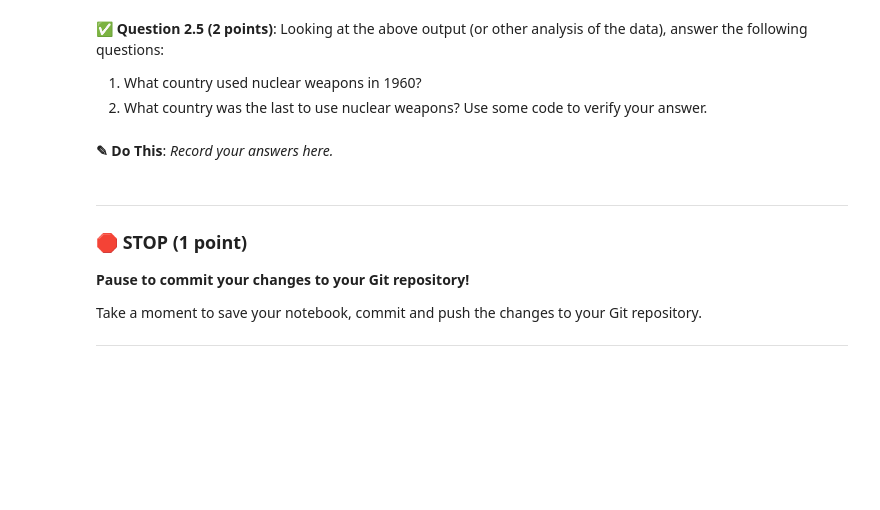
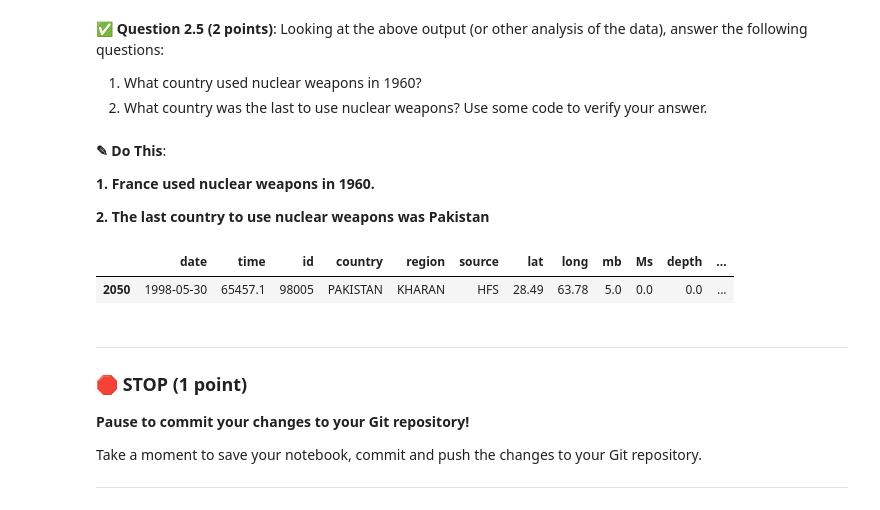
Before and after one commit to arshwasnik/cmse202-s26-turnin, a Jupyter notebook: exam1-midterm/CMSE202-Midterm-Section001-STUDENT-S26.ipynb, the cells around one changed output. Drawn from its saved outputs; the diff is of its cells as text; code cells hidden in the pictures; blank space fills up the shorter version.

```diff
--- a/exam1-midterm/CMSE202-Midterm-Section001-STUDENT-S26.ipynb
+++ b/exam1-midterm/CMSE202-Midterm-Section001-STUDENT-S26.ipynb
@@ -139,9 +197,17 @@ _ = plt.xticks(rotation = 40) # This line rotates the ticks of the x-axis so tha
 1. What country used nuclear weapons in 1960?
 2. What country was the last to use nuclear weapons? Use some code to verify your answer.
 # %% [markdown]
-**<font size=+3>&#9998;</font> Do This**: *Record your answers here.*
+**<font size=+3>&#9998;</font> Do This**:
+
+**1. France used nuclear weapons in 1960.**
+
+**2. The last country to use nuclear weapons was Pakistan**
 # %%
-# put your code here
+df.tail(1)
+# This is the very last line of the data set and tells us the latest date that the data was taken, showing us that Pakistan was the last country to use a nuclear weapon.
+# %% [output]
+|  | date | time | id | country | region | source | lat | long | mb | Ms | depth | ... |
+| 2050 | 1998-05-30 | 65457.1 | 98005 | PAKISTAN | KHARAN | HFS | 28.49 | 63.78 | 5.0 | 0.0 | 0.0 | ... |
 # %% [markdown]
 ---
 ### &#128721; STOP (1 point)
```
Also changed, not shown: parts of 9 cells of this notebook.
